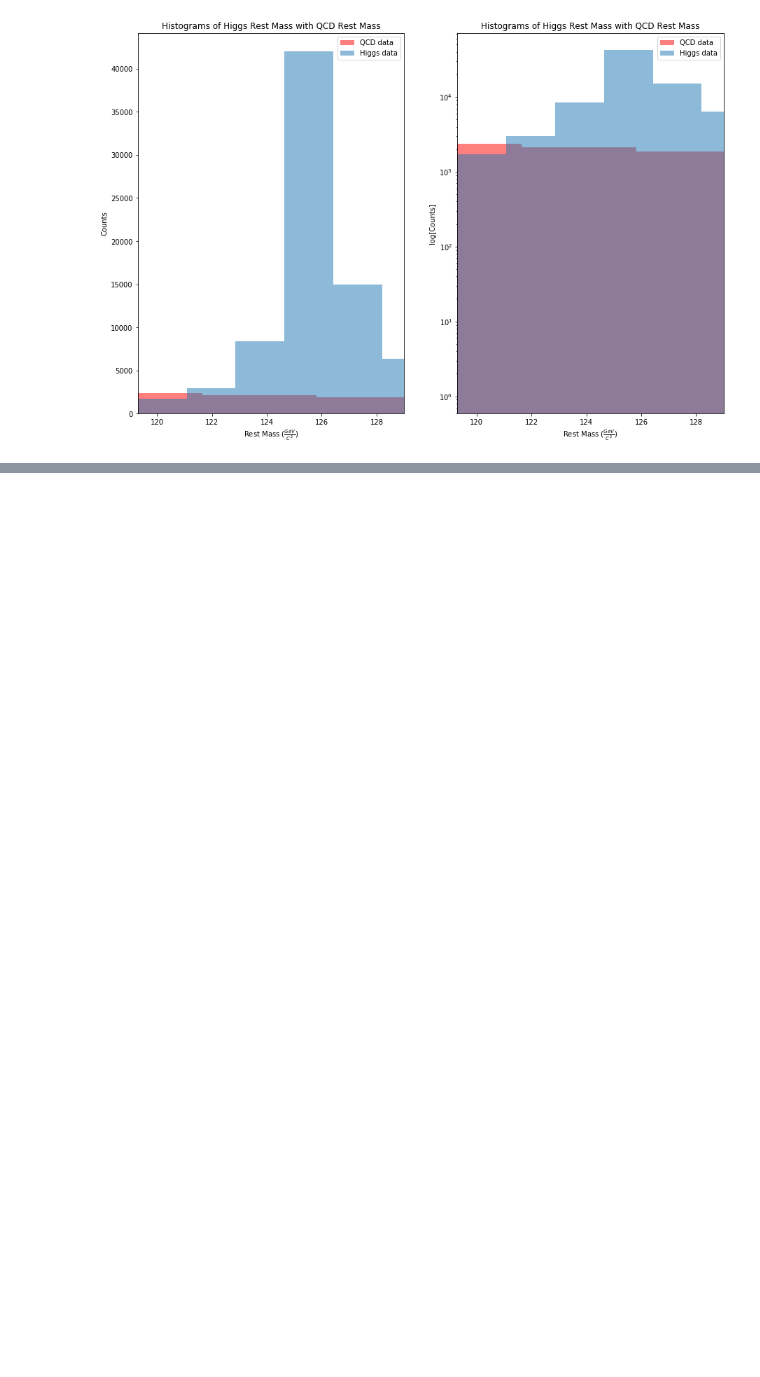
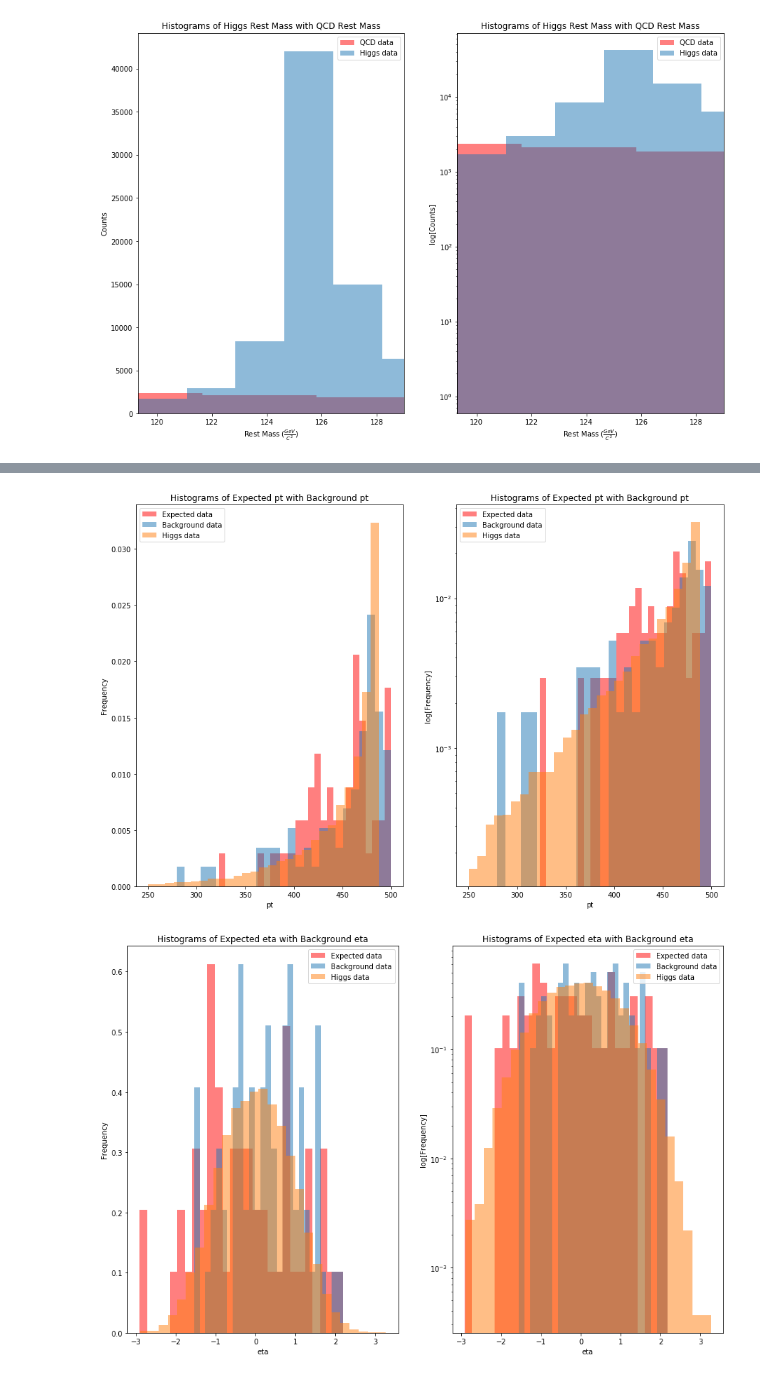
Before and after one commit to nsyochum/Physics-434, a Jupyter notebook: Lab_7/Lab_7.ipynb, the cells around one changed output, grey strips where cells are left out. Cells and saved outputs as stored; diff of their text form; code cells hidden in the pictures; blank space fills up the shorter version.

```diff
--- a/Lab_7/Lab_7.ipynb
+++ b/Lab_7/Lab_7.ipynb
@@ -437,0 +429,24 @@ From these plots, it appears that transverse momentum, ECF-2 ratio, t_2, t_3, t_
+# %%
+def cut_data(data):
+    cut_data = {'pt' : [], 'eta' : [], 'phi' : [], 'mass' : [], 'ee2' : [], 'ee3' : [], 'd2' : [], 'angularity' : [], 't1' : [],
+           't2' : [], 't3' : [], 't21' : [], 't32' : [], 'KtDeltaR' : []}
+
+    for index in range(len(data.get('mass'))):
+        is_higgs = data.get('mass')[index] > mass_min and data.get('mass')[index] < mass_max
+        is_higgs = is_higgs and data.get('t2')[index] < t2_max and data.get('t2')[index] > t2_min
+        is_higgs = is_higgs and data.get('t3')[index] < t3_max and data.get('t3')[index] > t3_min
+        is_higgs = is_higgs and data.get('t21')[index] < t21_max and data.get('t21')[index] >t21_min
+        # is_higgs = is_higgs and data.get('KtDeltaR')[index] < kt_max and data.get('KtDeltaR')[index] > kt_min
+        if is_higgs:
+            for var in data.keys():
+                cut_data.get(var).append(data.get(var)[index])
+
+    return cut_data
+# %%
+cut_high_lum = cut_data(high_lum_data)
+# %%
+for var in high_lum_data.keys():
+    histograms_3(final_qcd_cuts.get(var), cut_high_lum.get(var), final_higgs_cuts.get(var), var, 27)
+# %% [output]
+[figure, added]
+[figure, added]
```
Also changed, not shown: parts of 55 cells of this notebook.
